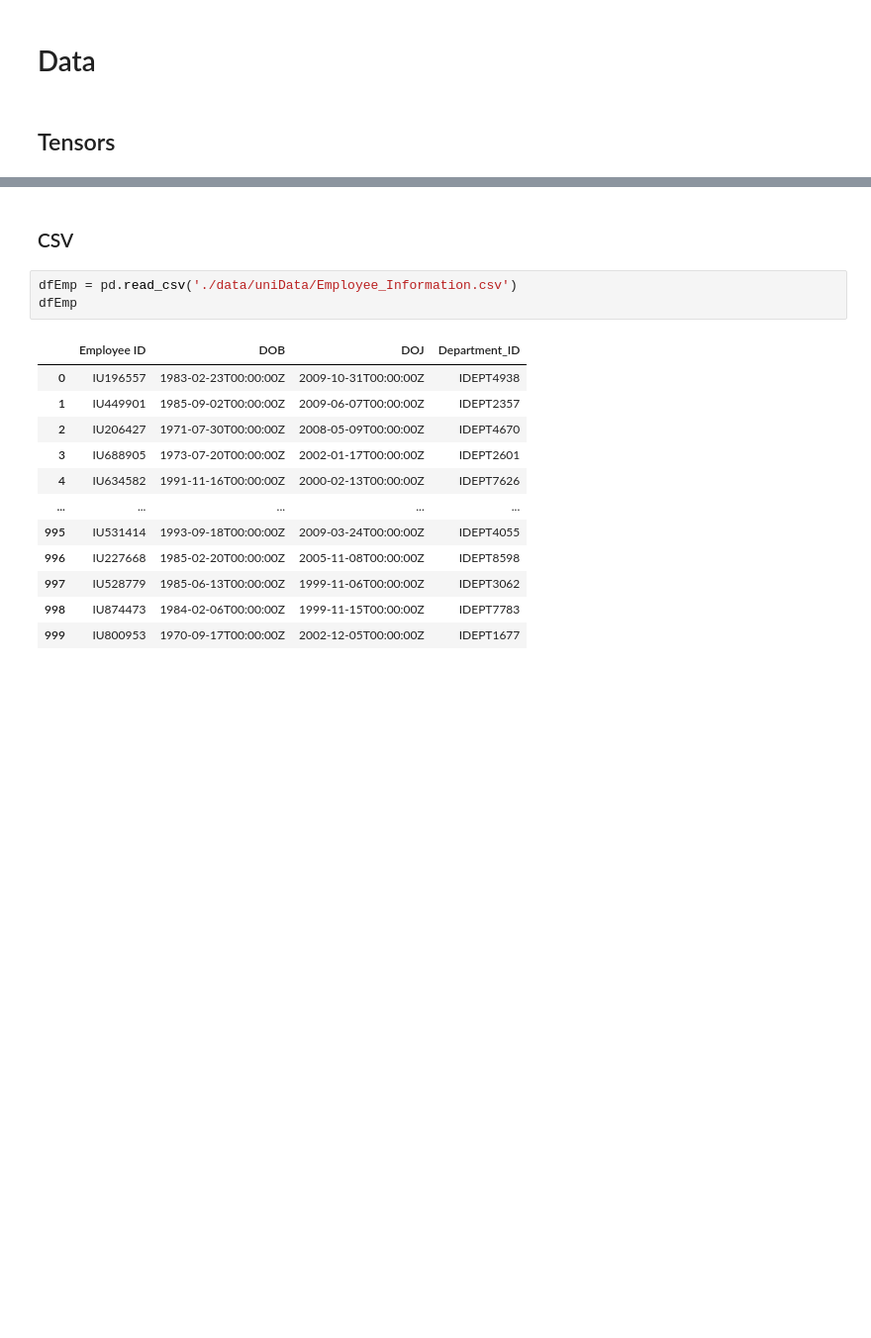
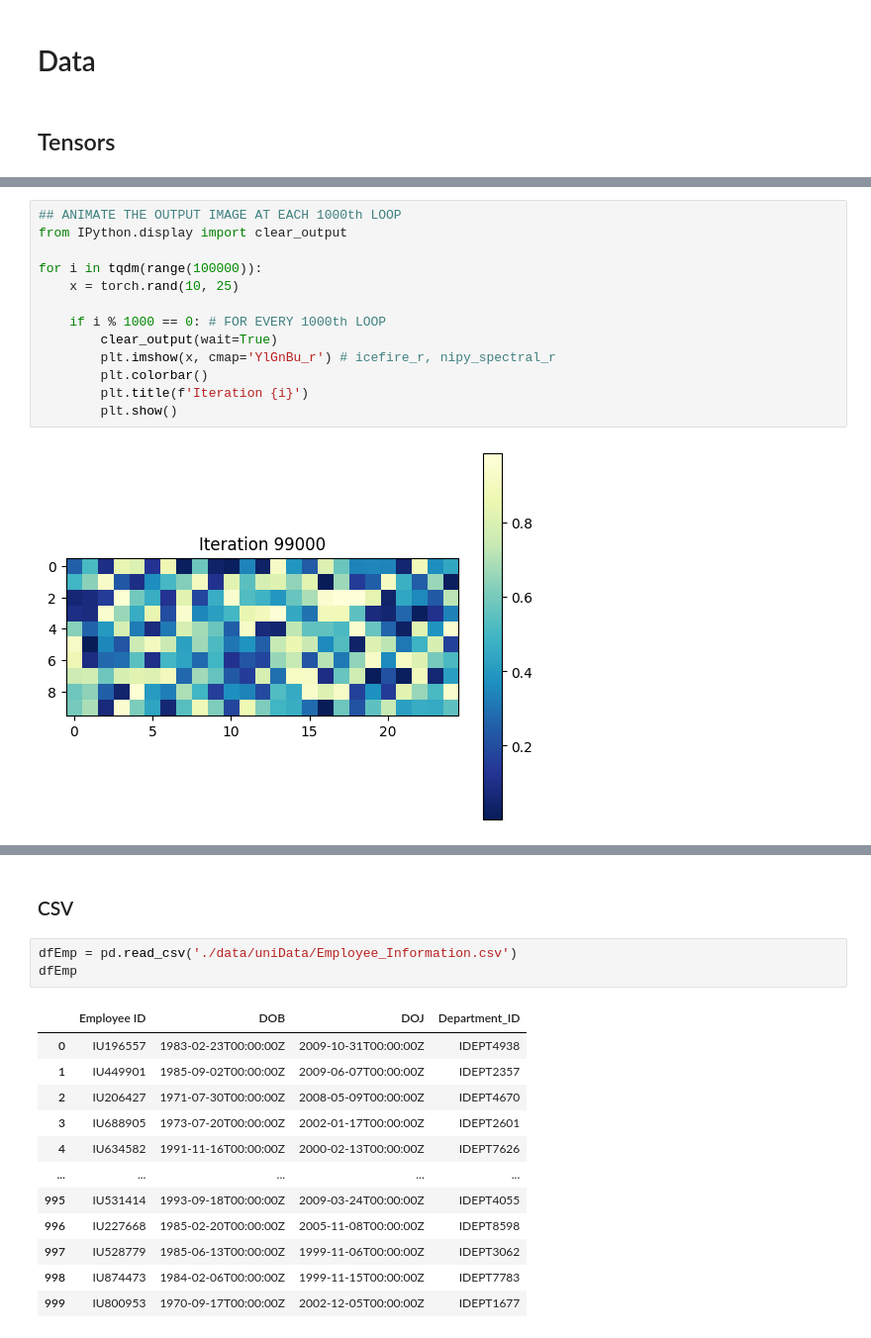
Before and after one commit to aghoshpro/myProjects, a Jupyter notebook: env_docker/notebooks/checkFirst.ipynb, the cells around one changed output, grey strips where cells are left out. Shown at 99% size. Cells and saved outputs as stored; diff of their text form; blank space fills up the shorter version.

```diff
--- a/myDockerPyEnv/notebooks/checkFirst.ipynb
+++ b/env_docker/notebooks/checkFirst.ipynb
@@ -161,0 +170,15 @@ plt.imshow(x, cmap='YlGnBu_r');
+# %%
+## ANIMATE THE OUTPUT IMAGE AT EACH 1000th LOOP
+from IPython.display import clear_output
+
+for i in tqdm(range(100000)):
+    x = torch.rand(10, 25)
+
+    if i % 1000 == 0: # FOR EVERY 1000th LOOP
+        clear_output(wait=True)
+        plt.imshow(x, cmap='YlGnBu_r') # icefire_r, nipy_spectral_r
+        plt.colorbar()
+        plt.title(f'Iteration {i}')
+        plt.show()
+# %% [output]
+[figure, added]
```
Also changed, not shown: parts of 17 cells of this notebook, 8 other files.
